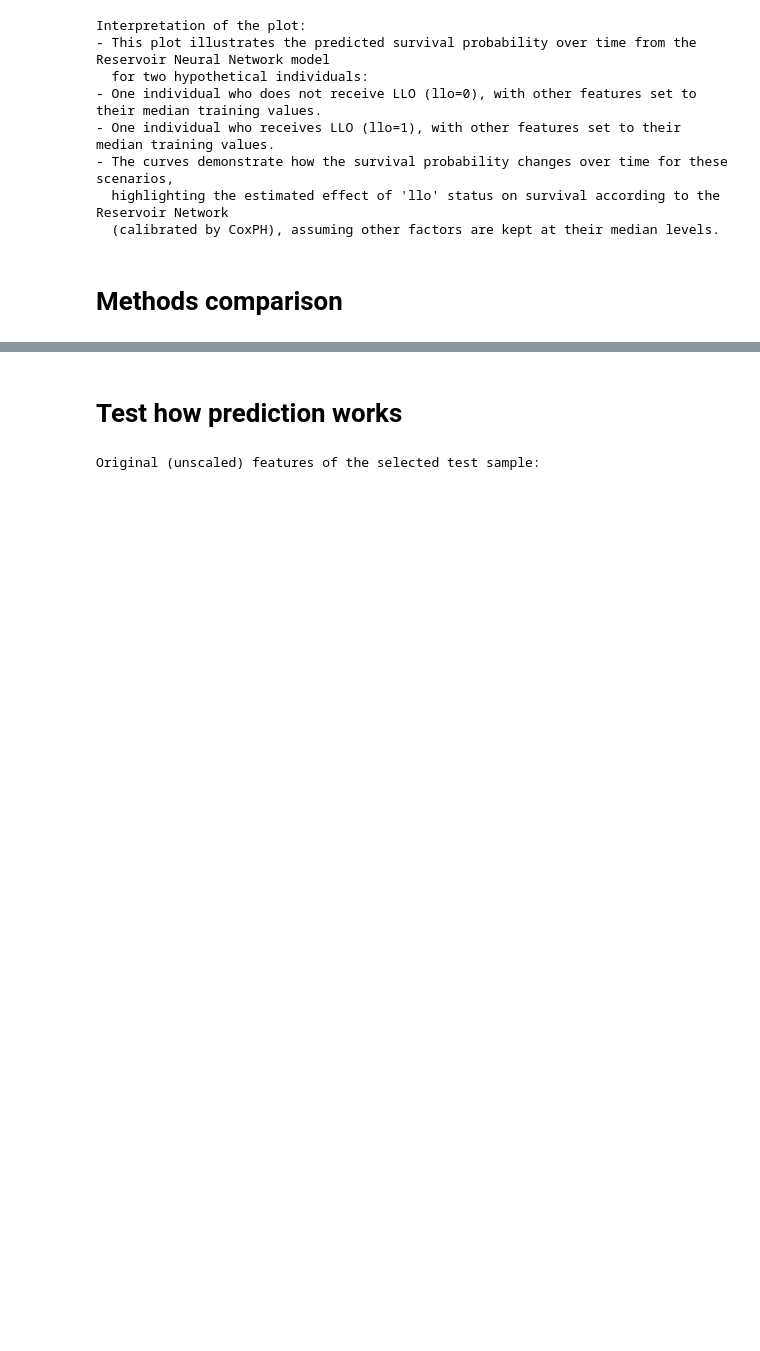
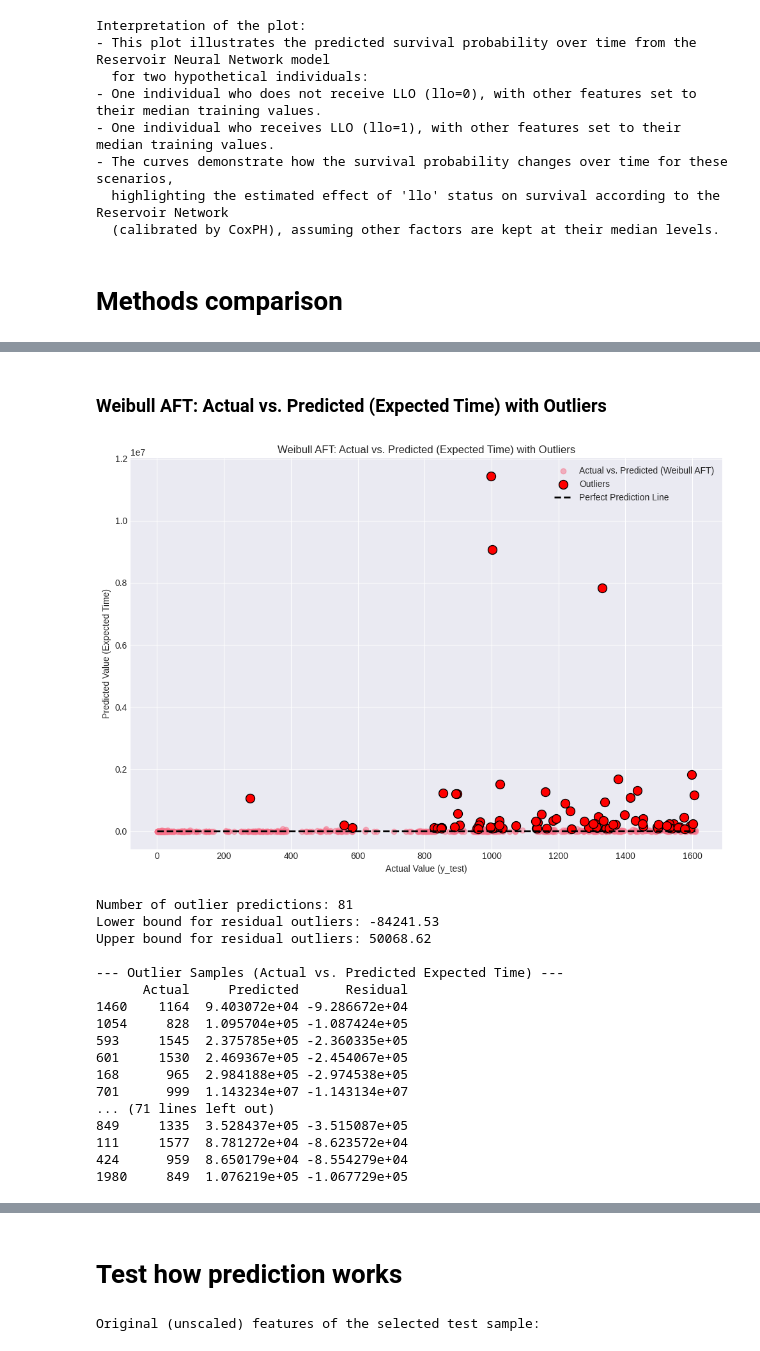
Before and after one commit to D2718281828nis/BioMedAI-Heart-Desease-LifeTime-Forecast, a Jupyter notebook: Survival-function-analysys.ipynb, the cells around one changed output, grey strips where cells are left out. Cells and saved outputs as stored; diff of their text form; code cells hidden in the pictures; blank space fills up the shorter version.

```diff
--- a/Survival-function-analysys.ipynb
+++ b/Survival-function-analysys.ipynb
@@ -1410,0 +1474,73 @@ Interpretation of C-index:
+# %% [markdown]
+### Weibull AFT: Actual vs. Predicted (Expected Time) with Outliers
+# %%
+import matplotlib.pyplot as plt
+import pandas as pd
+import numpy as np
+
+# 1. Get predicted expected times for the test set using aft
+# The aft model was fitted on cph_data_train_scaled, which includes 'time' and 'target'
+# For prediction, it expects features only. Let's create a feature-only DataFrame for X_test_sc.
+# We will use cph_data_test_scaled (without 'time' and 'target') as input.
+# The `predict_expectation` method of AFTFitter expects a DataFrame of covariates.
+predicted_time_aft = aft.predict_expectation(cph_data_test_scaled.drop(columns=['time', 'target']))
+
+# Align predicted_time_aft with y_test
+predicted_time_aft.index = y_test.index
+
+# 2. Calculate residuals
+residuals_aft = y_test - predicted_time_aft
+
+# 3. Calculate IQR for residuals to identify outliers
+Q1_res_aft = residuals_aft.quantile(0.25)
+Q3_res_aft = residuals_aft.quantile(0.75)
+IQR_res_aft = Q3_res_aft - Q1_res_aft
+
+lower_bound_res_aft = Q1_res_aft - 1.5 * IQR_res_aft
+upper_bound_res_aft = Q3_res_aft + 1.5 * IQR_res_aft
+
+# Identify outlier residuals
+outlier_mask_aft = (residuals_aft < lower_bound_res_aft) | (residuals_aft > upper_bound_res_aft)
+
+outlier_y_test_aft = y_test[outlier_mask_aft]
+outlier_predicted_time_aft = predicted_time_aft[outlier_mask_aft]
+
+# 4. Plotting actual vs. predicted values with outliers highlighted
+plt.figure(figsize=(10, 7))
+plt.scatter(y_test, predicted_time_aft, alpha=0.5, label='Actual vs. Predicted (Weibull AFT)')
+plt.scatter(outlier_y_test_aft, outlier_predicted_time_aft, color='red', s=100, label='Outliers', edgecolors='black')
+plt.plot([y_test.min(), y_test.max()], [y_test.min(), y_test.max()], 'k--', lw=2, label='Perfect Prediction Line')
+plt.xlabel('Actual Value (y_test)')
+plt.ylabel('Predicted Value (Expected Time)')
+plt.title('Weibull AFT: Actual vs. Predicted (Expected Time) with Outliers')
+plt.legend()
+plt.grid(True)
+plt.tight_layout()
+plt.show()
+
+print(f"\nNumber of outlier predictions: {len(outlier_y_test_aft)}")
+print(f"Lower bound for residual outliers: {lower_bound_res_aft:.2f}")
+print(f"Upper bound for residual outliers: {upper_bound_res_aft:.2f}")
+
+print("\n--- Outlier Samples (Actual vs. Predicted Expected Time) ---")
+outlier_df_aft = pd.DataFrame({'Actual': outlier_y_test_aft, 'Predicted': outlier_predicted_time_aft, 'Residual': residuals_aft[outlier_mask_aft]})
+print(outlier_df_aft.to_string())
+# %% [output]
+[figure, added]
+Number of outlier predictions: 81
+Lower bound for residual outliers: -84241.53
+Upper bound for residual outliers: 50068.62
+
+--- Outlier Samples (Actual vs. Predicted Expected Time) ---
+      Actual     Predicted      Residual
+1460    1164  9.403072e+04 -9.286672e+04
+1054     828  1.095704e+05 -1.087424e+05
+593     1545  2.375785e+05 -2.360335e+05
+601     1530  2.469367e+05 -2.454067e+05
+168      965  2.984188e+05 -2.974538e+05
+701      999  1.143234e+07 -1.143134e+07
+... (71 lines left out)
+849     1335  3.528437e+05 -3.515087e+05
+111     1577  8.781272e+04 -8.623572e+04
+424      959  8.650179e+04 -8.554279e+04
+1980     849  1.076219e+05 -1.067729e+05
```
Also changed, not shown: parts of 14 cells of this notebook.
